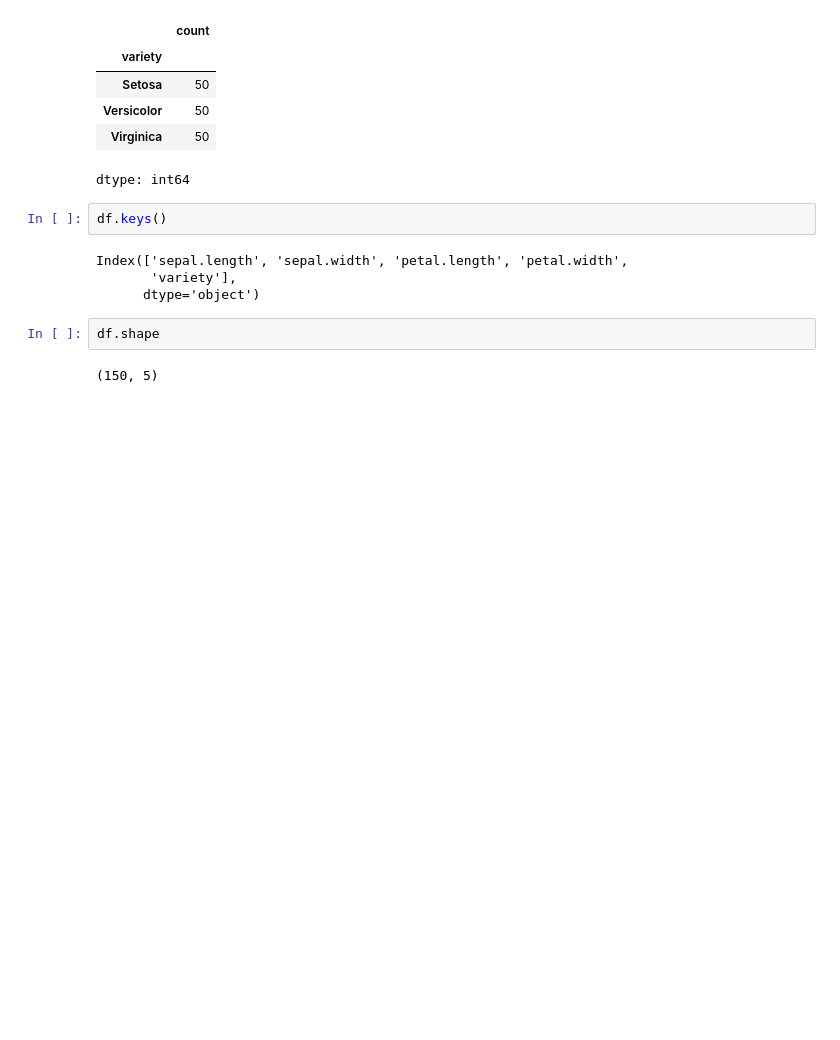
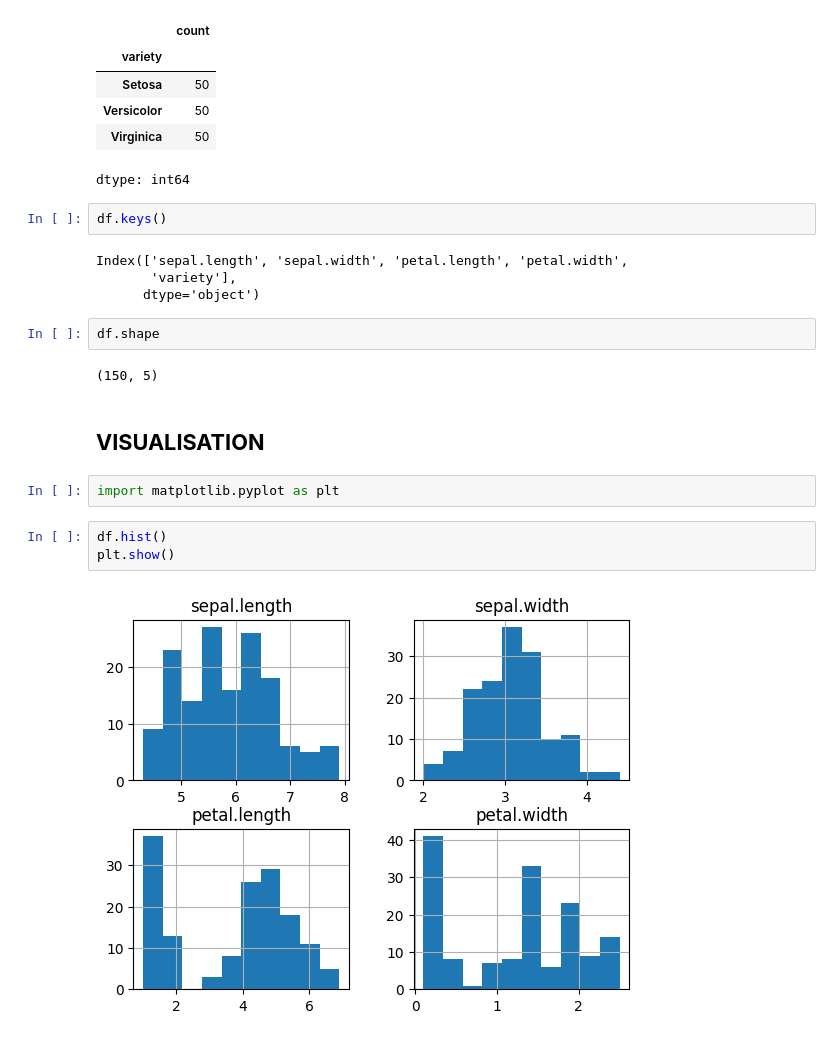
Before and after one commit to hafsaaah/DataScience-and-ml-lab, a Jupyter notebook: Explorationiris.ipynb, the cells around one changed output. Saved outputs shown, nothing was run; the diff lists cells and outputs as text; blank space fills up the shorter version.

```diff
--- a/Explorationiris.ipynb
+++ b/Explorationiris.ipynb
@@ -80,3 +80,12 @@ Index(['sepal.length', 'sepal.width', 'petal.length', 'petal.width',
 df.shape
 # %% [output]
 (150, 5)
+# %% [markdown]
+## **VISUALISATION**
+# %%
+import matplotlib.pyplot as plt
+# %%
+df.hist()
+plt.show()
+# %% [output]
+[figure, added]
```
Also changed, not shown: parts of 9 cells of this notebook.
